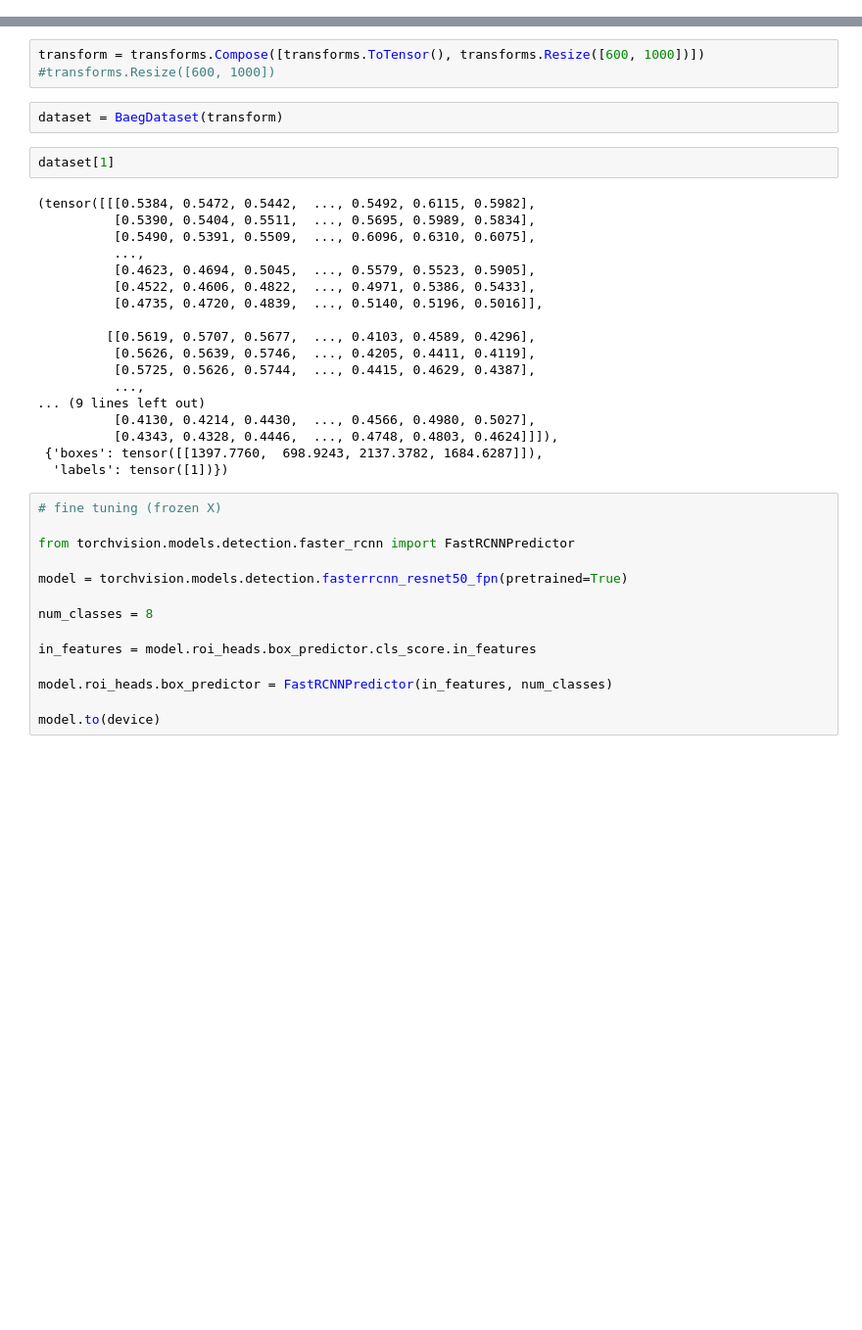
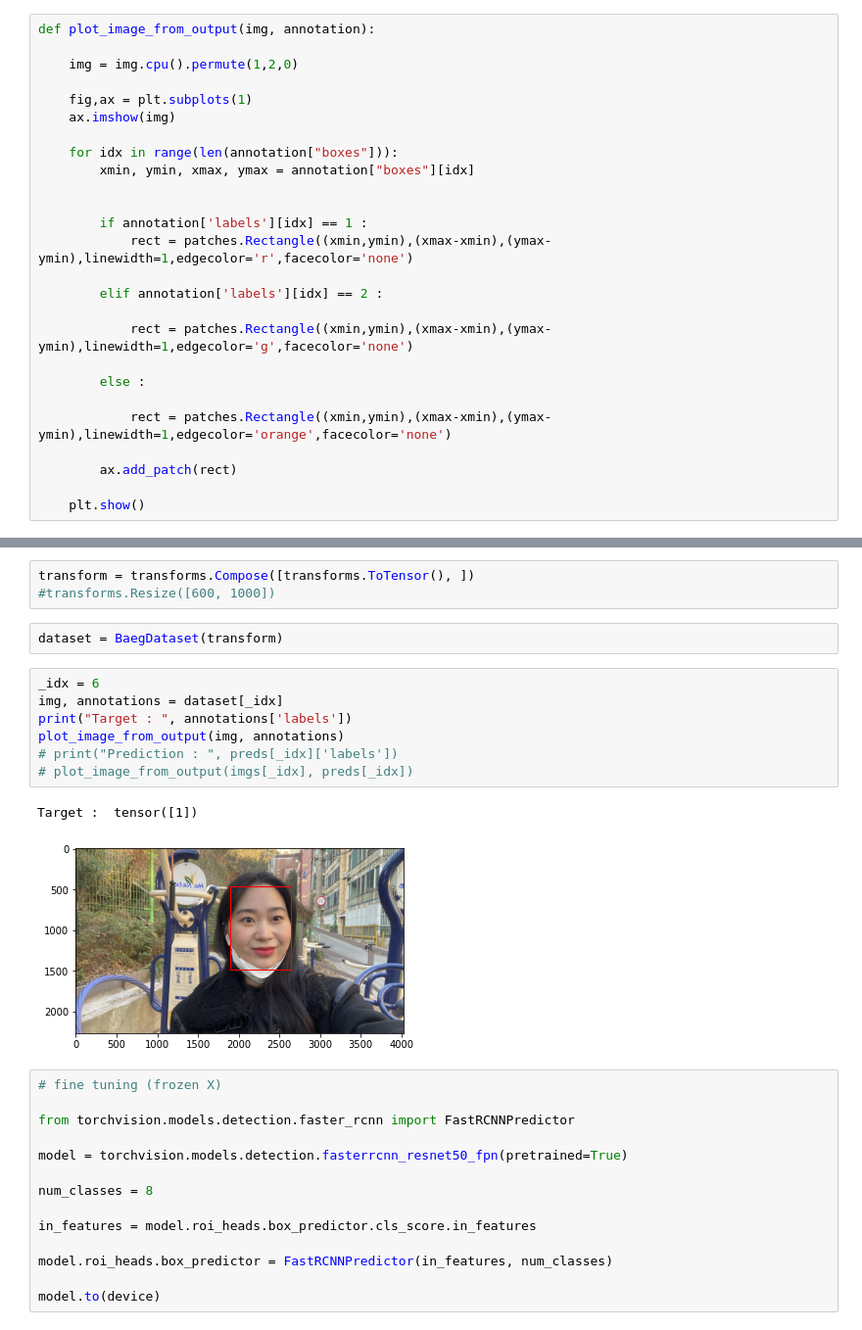
Before and after one commit to BaegHaYan/VISION, a Jupyter notebook: BaegHaYan_Faster_Rcnn.ipynb, the cells around one changed output, grey strips where cells are left out. Shown at 98% size. Cells and saved outputs as stored; diff of their text form; blank space fills up the shorter version.

```diff
--- a/BaegHaYan_Faster_Rcnn.ipynb
+++ b/BaegHaYan_Faster_Rcnn.ipynb
@@ -111,34 +117,50 @@ class BaegDataset(Dataset):
 
 
         return img, target
+# %%
+def plot_image_from_output(img, annotation):
+
+    img = img.cpu().permute(1,2,0)
+
+    fig,ax = plt.subplots(1)
+    ax.imshow(img)
+
+    for idx in range(len(annotation["boxes"])):
+        xmin, ymin, xmax, ymax = annotation["boxes"][idx]
+
+
+        if annotation['labels'][idx] == 1 :
+            rect = patches.Rectangle((xmin,ymin),(xmax-xmin),(ymax-ymin),linewidth=1,edgecolor='r',facecolor='none')
+
+        elif annotation['labels'][idx] == 2 :
+
+            rect = patches.Rectangle((xmin,ymin),(xmax-xmin),(ymax-ymin),linewidth=1,edgecolor='g',facecolor='none')
+
+        else :
+
+            rect = patches.Rectangle((xmin,ymin),(xmax-xmin),(ymax-ymin),linewidth=1,edgecolor='orange',facecolor='none')
+
+        ax.add_patch(rect)
+
+    plt.show()
 # %%
 def collate_fn(batch):
     return tuple(zip(*batch))
 # %%
-transform = transforms.Compose([transforms.ToTensor(), transforms.Resize([600, 1000])])
+transform = transforms.Compose([transforms.ToTensor(), ])
 #transforms.Resize([600, 1000])
 # %%
 dataset = BaegDataset(transform)
-# %%
-dataset[1]
-# %% [output]
-(tensor([[[0.5384, 0.5472, 0.5442,  ..., 0.5492, 0.6115, 0.5982],
-          [0.5390, 0.5404, 0.5511,  ..., 0.5695, 0.5989, 0.5834],
-          [0.5490, 0.5391, 0.5509,  ..., 0.6096, 0.6310, 0.6075],
-          ...,
-          [0.4623, 0.4694, 0.5045,  ..., 0.5579, 0.5523, 0.5905],
-          [0.4522, 0.4606, 0.4822,  ..., 0.4971, 0.5386, 0.5433],
-          [0.4735, 0.4720, 0.4839,  ..., 0.5140, 0.5196, 0.5016]],
-
-         [[0.5619, 0.5707, 0.5677,  ..., 0.4103, 0.4589, 0.4296],
-          [0.5626, 0.5639, 0.5746,  ..., 0.4205, 0.4411, 0.4119],
-          [0.5725, 0.5626, 0.5744,  ..., 0.4415, 0.4629, 0.4387],
-          ...,
-... (9 lines left out)
-          [0.4130, 0.4214, 0.4430,  ..., 0.4566, 0.4980, 0.5027],
-          [0.4343, 0.4328, 0.4446,  ..., 0.4748, 0.4803, 0.4624]]]),
- {'boxes': tensor([[1397.7760,  698.9243, 2137.3782, 1684.6287]]),
-  'labels': tensor([1])})
+# %%
+_idx = 6
+img, annotations = dataset[_idx]
+print("Target : ", annotations['labels'])
+plot_image_from_output(img, annotations)
+# print("Prediction : ", preds[_idx]['labels'])
+# plot_image_from_output(imgs[_idx], preds[_idx])
+# %% [output]
+Target :  tensor([1])
+[figure, added]
 # %%
 # fine tuning (frozen X)
 
```
Also changed, not shown: parts of 15 cells of this notebook.
